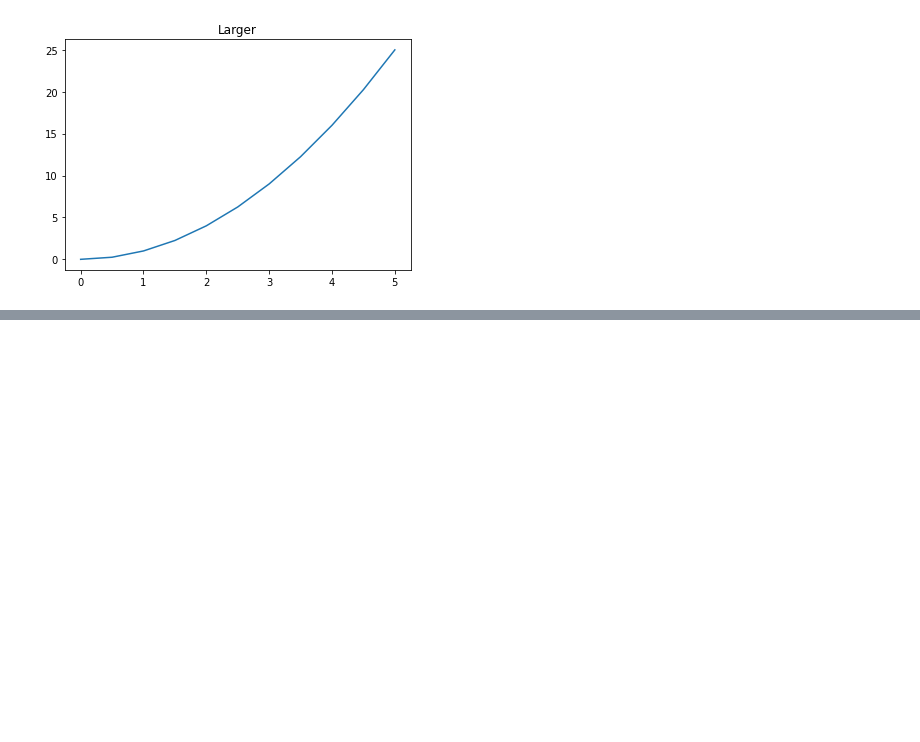
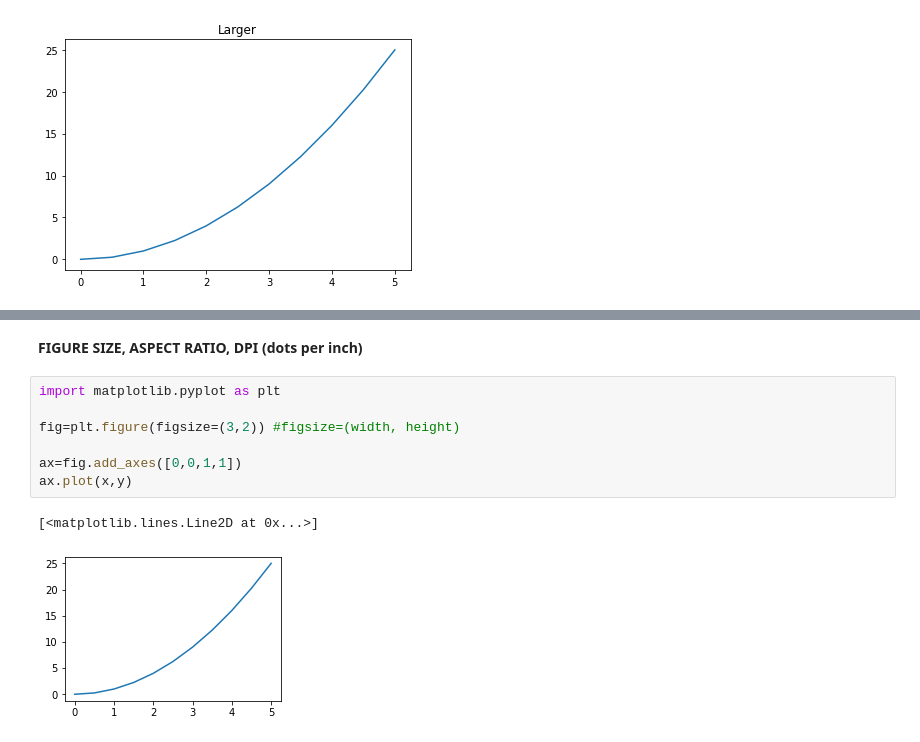
Before and after one commit to srinijadharani/Python-for-ML-and-DS, a Jupyter notebook: Day3(Matplotlib).ipynb, the cells around one changed output, grey strips where cells are left out. Drawn from its saved outputs; the diff is of its cells as text; blank space fills up the shorter version.

```diff
--- a/Day3(Matplotlib).ipynb
+++ b/Day3(Matplotlib).ipynb
@@ -88,0 +124,12 @@ plt.show()
+# %% [markdown]
+**FIGURE SIZE, ASPECT RATIO, DPI (dots per inch)**
+# %%
+import matplotlib.pyplot as plt
+
+fig=plt.figure(figsize=(3,2)) #figsize=(width, height)
+
+ax=fig.add_axes([0,0,1,1])
+ax.plot(x,y)
+# %% [output]
+[<matplotlib.lines.Line2D at 0x...>]
+[figure, added]
```
Also changed, not shown: parts of 17 cells of this notebook.
